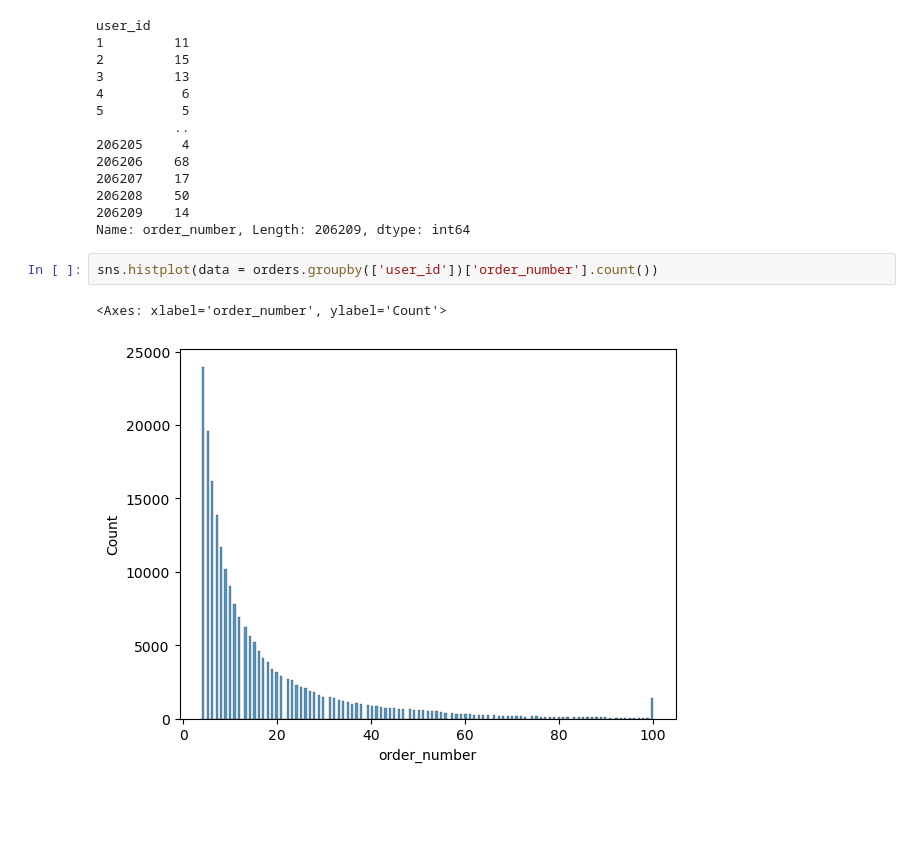
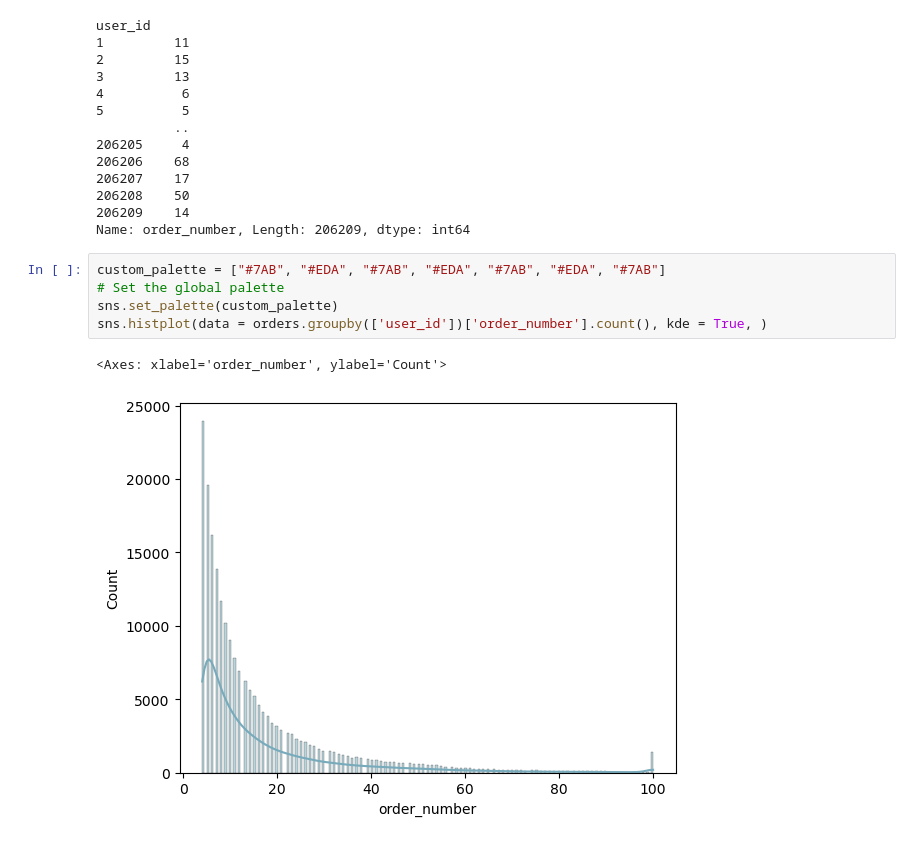
Before and after one commit to saimadhu27/instacart_analysis, a Jupyter notebook: notebook_eda.ipynb, the cells around one changed output. Cells and saved outputs as stored; diff of their text form; blank space fills up the shorter version.

```diff
--- a/notebook_eda.ipynb
+++ b/notebook_eda.ipynb
@@ -216,8 +231,11 @@ user_id
 206208    50
 206209    14
 Name: order_number, Length: 206209, dtype: int64
-# %%
-sns.histplot(data = orders.groupby(['user_id'])['order_number'].count())
-# %% [output]
-<Axes: xlabel='order_number', ylabel='Count'>
-[figure, removed]
+# %%
+custom_palette = ["#7AB", "#EDA", "#7AB", "#EDA", "#7AB", "#EDA", "#7AB"]
+# Set the global palette
+sns.set_palette(custom_palette)
+sns.histplot(data = orders.groupby(['user_id'])['order_number'].count(), kde = True, )
+# %% [output]
+<Axes: xlabel='order_number', ylabel='Count'>
+[figure, added]
```
Also changed, not shown: parts of 10 cells of this notebook.
